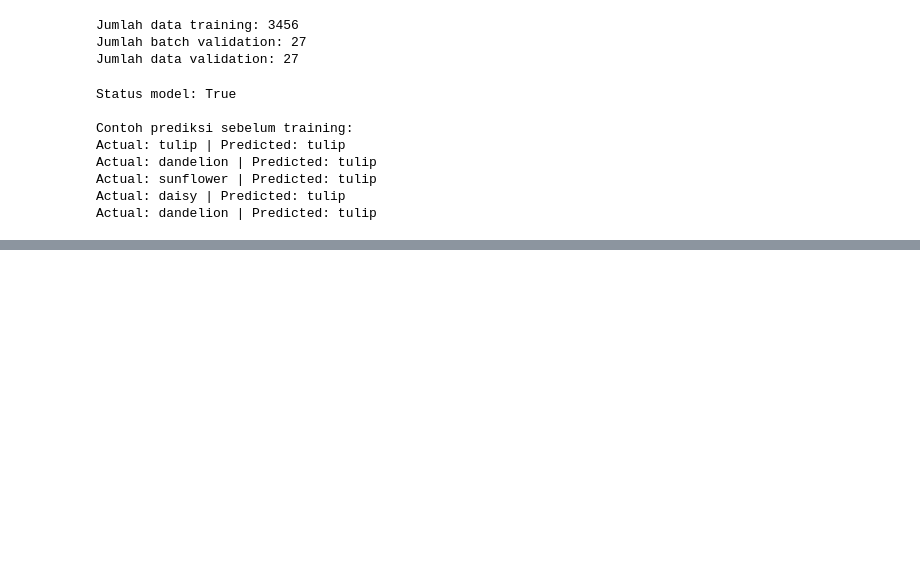
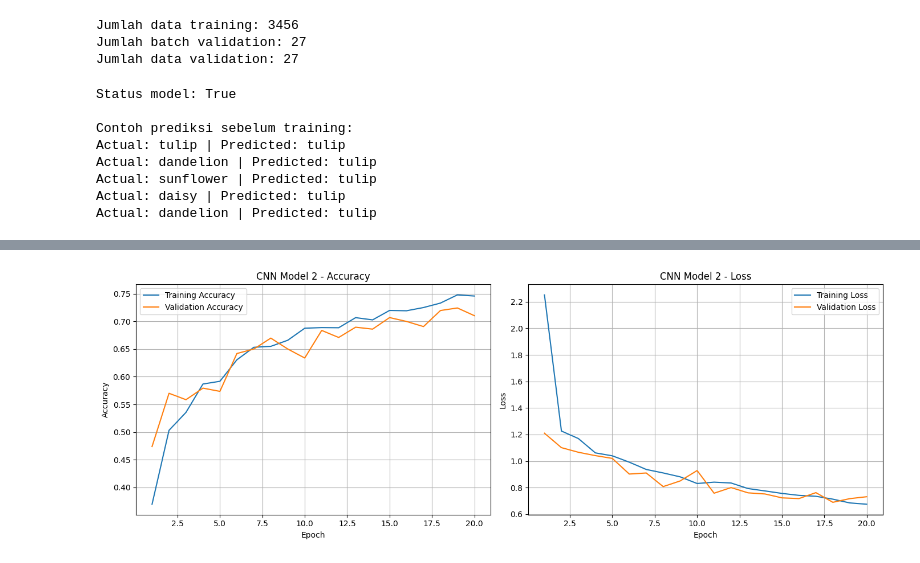
Before and after one commit to Alyaputri11/Flower-Classification-CNN, a Jupyter notebook: CODE.ipynb, the cells around one changed output, grey strips where cells are left out. Drawn from its saved outputs; the diff is of its cells as text; code cells hidden in the pictures; blank space fills up the shorter version.

```diff
--- a/CODE.ipynb
+++ b/CODE.ipynb
@@ -1129,0 +1165,37 @@ Epoch 1/20
+# %%
+import matplotlib.pyplot as plt
+
+acc_2 = history_2.history['accuracy']
+val_acc_2 = history_2.history['val_accuracy']
+
+loss_2 = history_2.history['loss']
+val_loss_2 = history_2.history['val_loss']
+
+epochs_range = range(1, len(acc_2) + 1)
+
+plt.figure(figsize=(14, 5))
+
+# Accuracy
+plt.subplot(1, 2, 1)
+plt.plot(epochs_range, acc_2, label='Training Accuracy')
+plt.plot(epochs_range, val_acc_2, label='Validation Accuracy')
+plt.title('CNN Model 2 - Accuracy')
+plt.xlabel('Epoch')
+plt.ylabel('Accuracy')
+plt.legend()
+plt.grid(True)
+
+# Loss
+plt.subplot(1, 2, 2)
+plt.plot(epochs_range, loss_2, label='Training Loss')
+plt.plot(epochs_range, val_loss_2, label='Validation Loss')
+plt.title('CNN Model 2 - Loss')
+plt.xlabel('Epoch')
+plt.ylabel('Loss')
+plt.legend()
+plt.grid(True)
+
+plt.tight_layout()
+plt.show()
+# %% [output]
+[figure, added]
```
Also changed, not shown: parts of 21 cells of this notebook.
